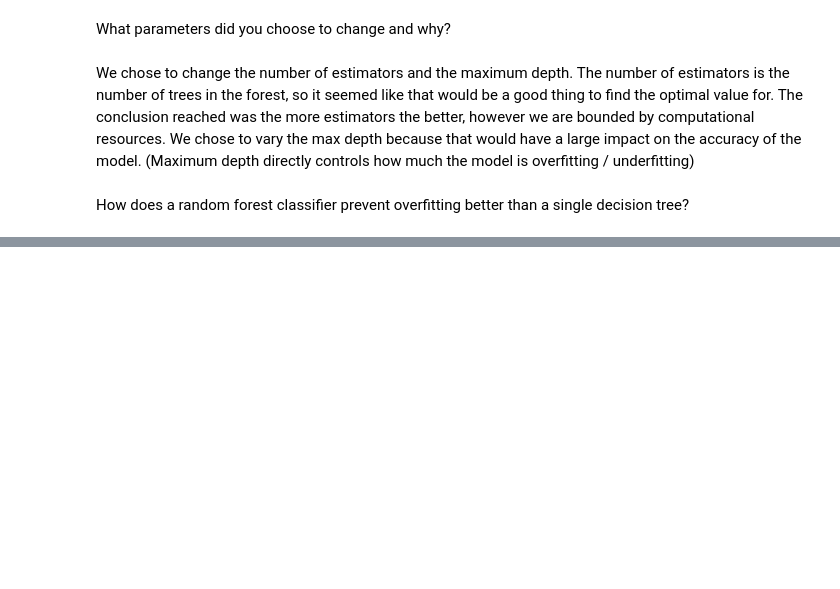
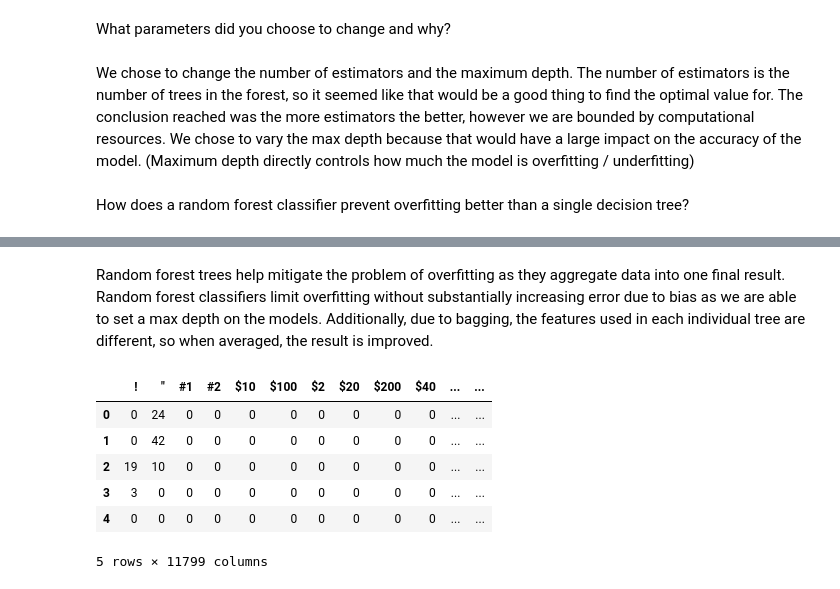
Before and after one commit to ValarDragon/DSD_Project2, a Jupyter notebook: Proj2-SentimentAnalysis_Dev.ipynb, the cells around one changed output, grey strips where cells are left out. Saved outputs shown, nothing was run; the diff lists cells and outputs as text; code cells hidden in the pictures; blank space fills up the shorter version.

```diff
--- a/Proj2-SentimentAnalysis_Dev.ipynb
+++ b/Proj2-SentimentAnalysis_Dev.ipynb
@@ -298,0 +277,13 @@ The features used in each decision tree are randomized, so
+# %% [markdown]
+Random forest trees help mitigate the problem of overfitting as they aggregate data into one final result. Random forest
+classifiers limit overfitting without substantially increasing error due to bias as we are able to set a max depth on the models. Additionally, due to bagging, the features used in each individual tree are different, so when averaged, the result is improved.
+# %%
+df.head()
+# %% [output]
+|  | ! | " | #1 | #2 | $10 | $100 | $2 | $20 | $200 | $40 | ... | ... |
+| 0 | 0 | 24 | 0 | 0 | 0 | 0 | 0 | 0 | 0 | 0 | ... | ... |
+| 1 | 0 | 42 | 0 | 0 | 0 | 0 | 0 | 0 | 0 | 0 | ... | ... |
+| 2 | 19 | 10 | 0 | 0 | 0 | 0 | 0 | 0 | 0 | 0 | ... | ... |
+| 3 | 3 | 0 | 0 | 0 | 0 | 0 | 0 | 0 | 0 | 0 | ... | ... |
+| 4 | 0 | 0 | 0 | 0 | 0 | 0 | 0 | 0 | 0 | 0 | ... | ... |
+5 rows × 11799 columns
```
Also changed, not shown: parts of 7 cells of this notebook, 2 other files.
